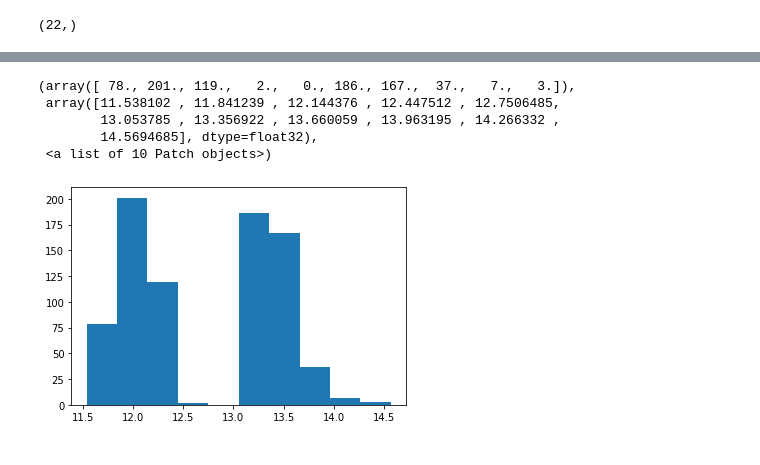
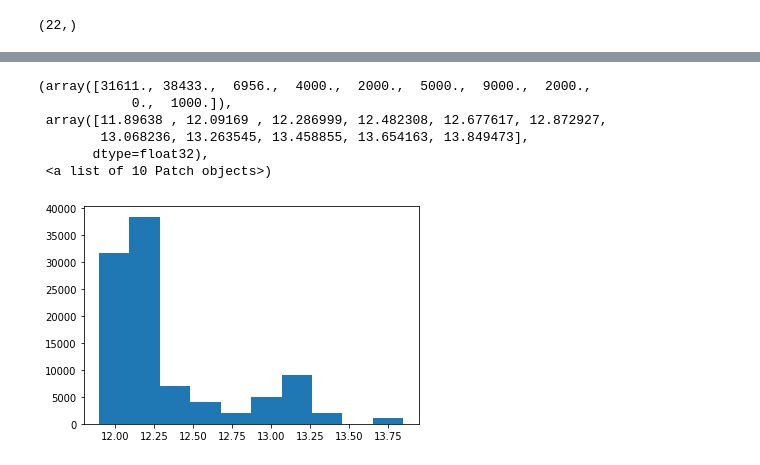
Before and after one commit to DifferentiableUniverseInitiative/DHOD, a Jupyter notebook: nb/batch_hod-hmc.ipynb, the cells around one changed output, grey strips where cells are left out. Cells and saved outputs as stored; diff of their text form; code cells hidden in the pictures.

Commit message:
New notebook, better chain

```diff
--- a/nb/batch_hod-hmc.ipynb
+++ b/nb/batch_hod-hmc.ipynb
@@ -445,7 +486,7 @@ traced!
 def loss(X):
     pkr = tf.map_fn(batch_func,X)
     #NORMALIZATION IS SCREWED UP!
-    return 0.01*tf.reduce_sum(-1* (pkr - pkr2)**2/diag_std**2,axis=1)
+    return tf.reduce_sum(-1*(pkr - pkr2) @ (1/inv_covar) @ tf.transpose(pkr - pkr2),axis=1)
 # %%
 X_test = tf.Variable(np.array([[12.02, 0.26, 13.31, 1.06],[13.02, 0.26, 13.31, 1.06]],dtype=float32),dtype=float32)
 
@@ -461,22 +502,22 @@ import tensorflow.compat.v2 as tf
 import tensorflow_probability as tfp
 tf.enable_v2_behavior()
 
-num_burnin_steps = int(6e2) #oops....
+num_burnin_steps = int(3e2) #oops....
 
 adaptive_hmc = tfp.mcmc.SimpleStepSizeAdaptation(
     tfp.mcmc.HamiltonianMonteCarlo(
         target_log_prob_fn=loss,
         num_leapfrog_steps=3,
-        step_size=.1),
+        step_size=.008),
     num_adaptation_steps=int(num_burnin_steps * 0.8))
 # %%
-var = (np.random.random([10, 4])-0.5)*np.array([0.1,0.02,0.1,0.01])*2.0
+var = (np.random.random([100, 4])-0.5)*np.array([0.1,0.02,0.1,0.01])*2.0
 # %%
 
-num_results = 3000
+num_results = 1000
 
 # Initial state of the chain
-num_chains = 10
+num_chains = 100
 init_state = tf.Variable(np.ones([num_chains, 4], dtype=dtype)*np.array([12.12, 0.36, 13.21, 1.16],dtype=float32)+var,dtype=float32)
 
 @tf.function
@@ -540,12 +607,13 @@ array([[-0.13589859,  0.30284387,  0.47435188,  0.4128815 ],
 # %%
-plt.hist(np.array(q).reshape(-1,2)[:,0])
+plt.hist(np.array(q).reshape(-1,4)[:,0])
 # %% [output]
-(array([ 78., 201., 119.,   2.,   0., 186., 167.,  37.,   7.,   3.]),
- array([11.538102 , 11.841239 , 12.144376 , 12.447512 , 12.7506485,
-        13.053785 , 13.356922 , 13.660059 , 13.963195 , 14.266332 ,
-        14.5694685], dtype=float32),
+(array([31611., 38433.,  6956.,  4000.,  2000.,  5000.,  9000.,  2000.,
+            0.,  1000.]),
+ array([11.89638 , 12.09169 , 12.286999, 12.482308, 12.677617, 12.872927,
+        13.068236, 13.263545, 13.458855, 13.654163, 13.849473],
+       dtype=float32),
  <a list of 10 Patch objects>)
-[figure, old version]
+[figure, new version]
 # %%
 import corner
 # %%
```
Also changed, not shown: parts of 27 cells of this notebook, 1 other file.
